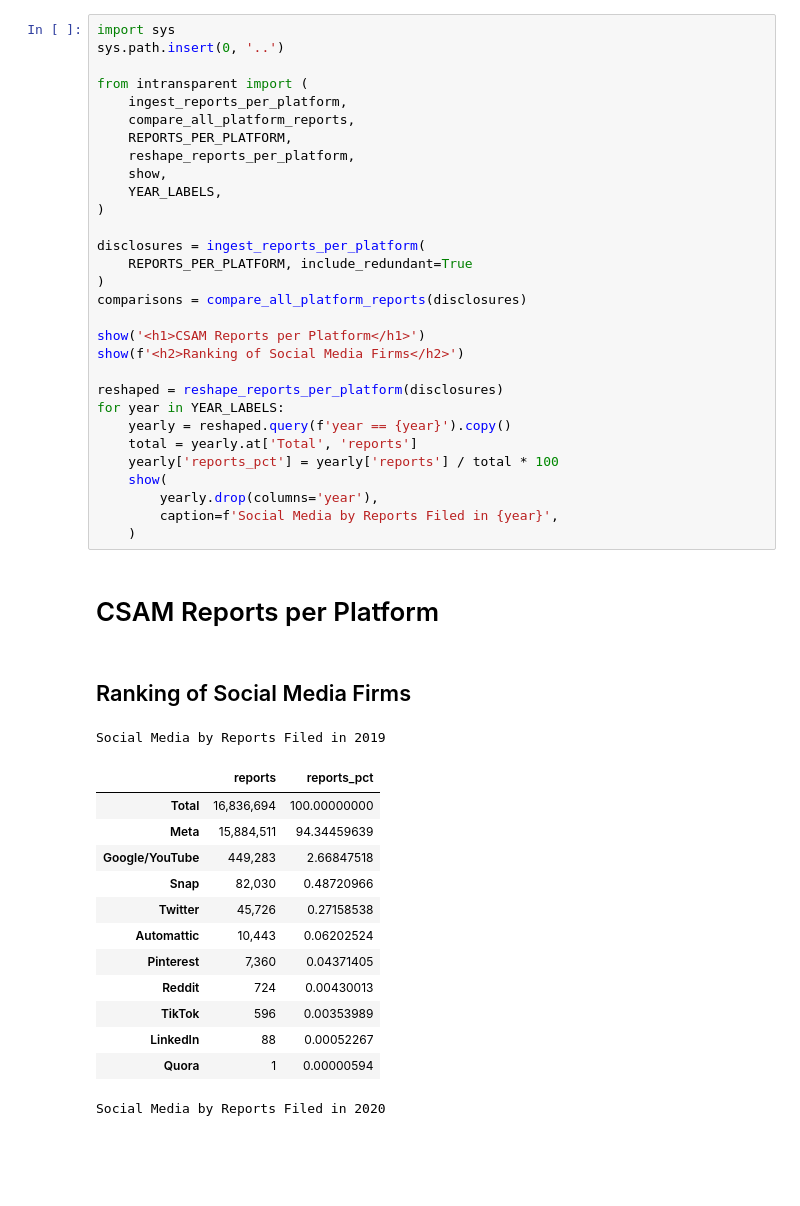
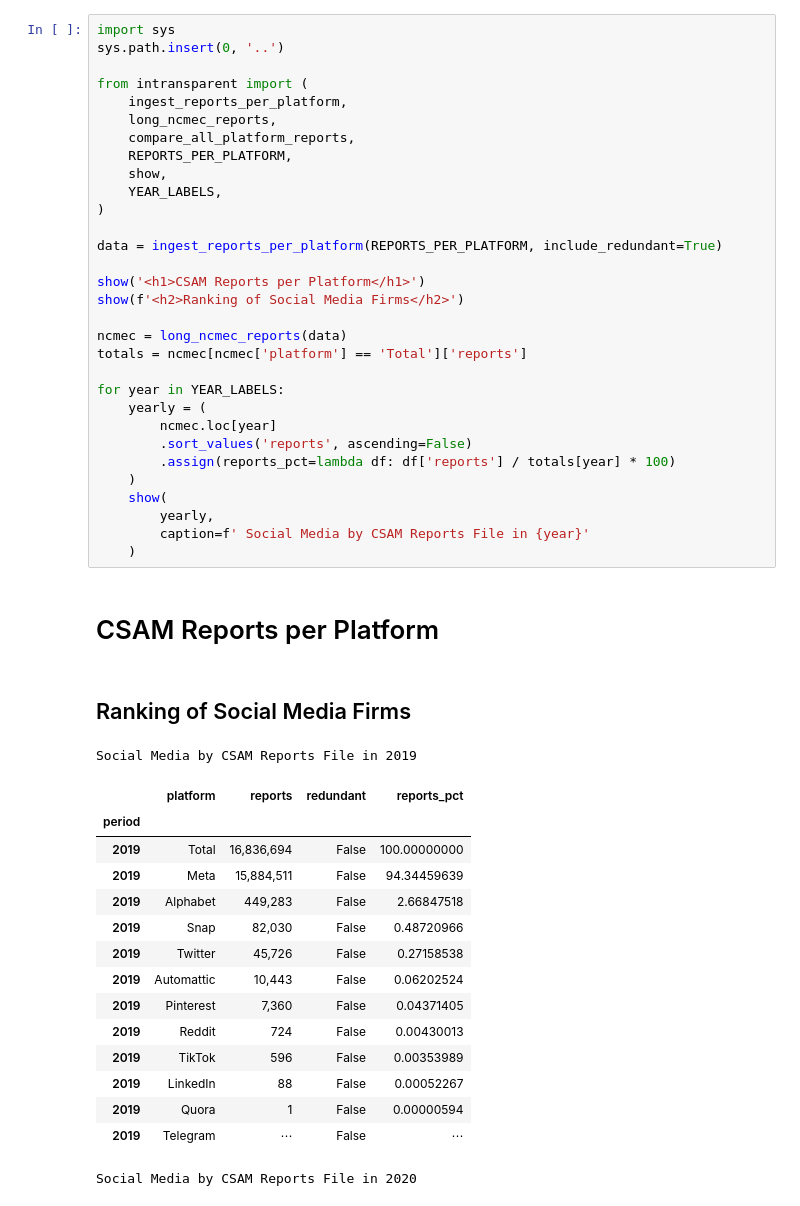
Before and after one commit to apparebit/diaphanous, a Jupyter notebook: analysis/platform.ipynb, the cells around one changed output. Saved outputs shown, nothing was run; the diff lists cells and outputs as text; blank space fills up the shorter version.

Commit message:
switch NCMEC table to long format and add notifications data; update schema handling; automate brand tracking

```diff
--- a/analysis/platform.ipynb
+++ b/analysis/platform.ipynb
@@ -1,47 +1,50 @@
 # %%
 import sys
 sys.path.insert(0, '..')
 
 from intransparent import (
     ingest_reports_per_platform,
+    long_ncmec_reports,
     compare_all_platform_reports,
     REPORTS_PER_PLATFORM,
-    reshape_reports_per_platform,
     show,
     YEAR_LABELS,
 )
 
-disclosures = ingest_reports_per_platform(
-    REPORTS_PER_PLATFORM, include_redundant=True
-)
-comparisons = compare_all_platform_reports(disclosures)
+data = ingest_reports_per_platform(REPORTS_PER_PLATFORM, include_redundant=True)
 
 show('<h1>CSAM Reports per Platform</h1>')
 show(f'<h2>Ranking of Social Media Firms</h2>')
 
-reshaped = reshape_reports_per_platform(disclosures)
+ncmec = long_ncmec_reports(data)
+totals = ncmec[ncmec['platform'] == 'Total']['reports']
+
 for year in YEAR_LABELS:
-    yearly = reshaped.query(f'year == {year}').copy()
-    total = yearly.at['Total', 'reports']
-    yearly['reports_pct'] = yearly['reports'] / total * 100
+    yearly = (
+        ncmec.loc[year]
+        .sort_values('reports', ascending=False)
+        .assign(reports_pct=lambda df: df['reports'] / totals[year] * 100)
+    )
     show(
-        yearly.drop(columns='year'),
-        caption=f'Social Media by Reports Filed in {year}',
+        yearly,
+        caption=f' Social Media by CSAM Reports File in {year}'
     )
 # %% [output]
 CSAM Reports per Platform
 Ranking of Social Media Firms
-Social Media by Reports Filed in 2019
+Social Media by CSAM Reports File in 2019
-|  | reports | reports_pct |
-| Total | 16,836,694 | 100.00000000 |
-| Meta | 15,884,511 | 94.34459639 |
-| Google/YouTube | 449,283 | 2.66847518 |
-| Snap | 82,030 | 0.48720966 |
-| Twitter | 45,726 | 0.27158538 |
-| Automattic | 10,443 | 0.06202524 |
-| Pinterest | 7,360 | 0.04371405 |
-| Reddit | 724 | 0.00430013 |
-| TikTok | 596 | 0.00353989 |
-| LinkedIn | 88 | 0.00052267 |
-| Quora | 1 | 0.00000594 |
+|  | platform | reports | redundant | reports_pct |
+| period |  |  |  |  |
+| 2019 | Total | 16,836,694 | False | 100.00000000 |
+| 2019 | Meta | 15,884,511 | False | 94.34459639 |
+| 2019 | Alphabet | 449,283 | False | 2.66847518 |
+| 2019 | Snap | 82,030 | False | 0.48720966 |
+| 2019 | Twitter | 45,726 | False | 0.27158538 |
+| 2019 | Automattic | 10,443 | False | 0.06202524 |
+| 2019 | Pinterest | 7,360 | False | 0.04371405 |
+| 2019 | Reddit | 724 | False | 0.00430013 |
+| 2019 | TikTok | 596 | False | 0.00353989 |
+| 2019 | LinkedIn | 88 | False | 0.00052267 |
+| 2019 | Quora | 1 | False | 0.00000594 |
+| 2019 | Telegram | ⋯ | False | ⋯ |
-Social Media by Reports Filed in 2020
+Social Media by CSAM Reports File in 2020
```
Also changed, not shown: parts of 2 cells of this notebook, 13 other files.
